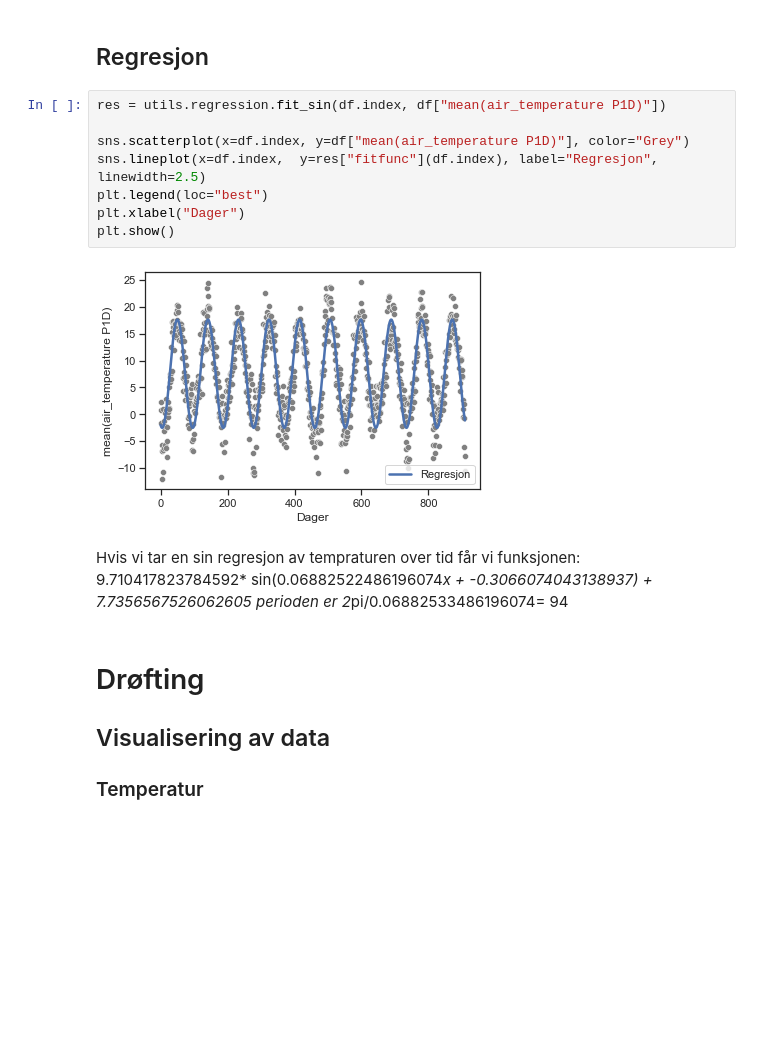
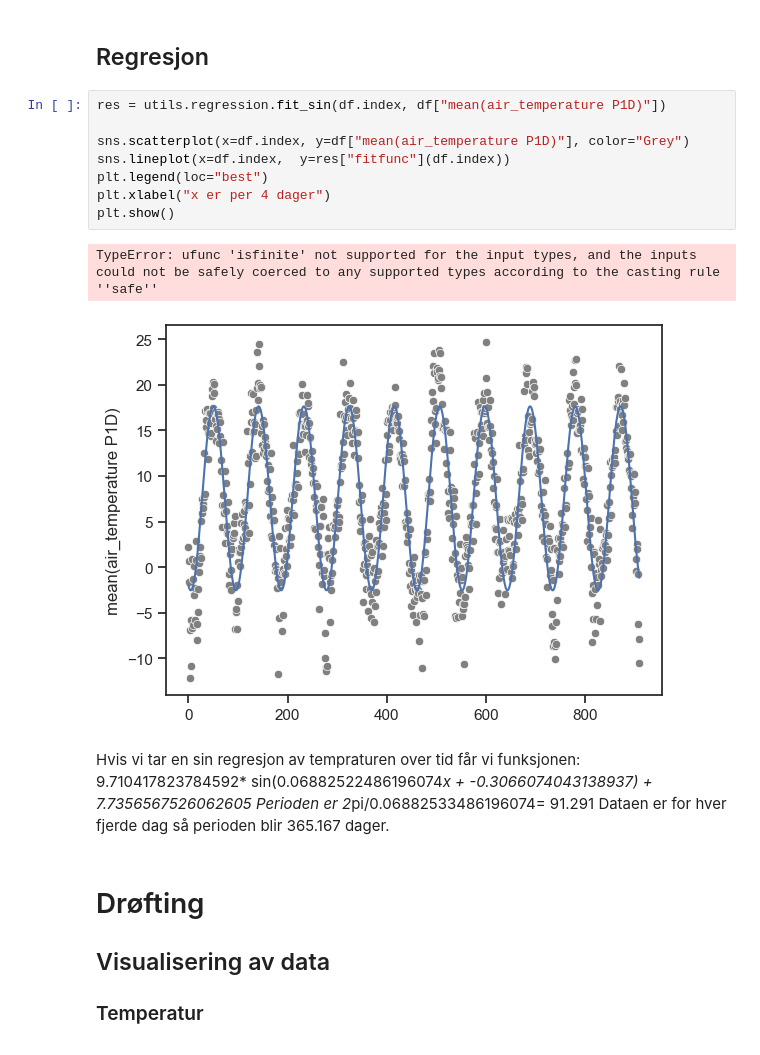
Before and after one commit to Vorckea/ProgPro1, a Jupyter notebook: ProgPro.ipynb, the cells around one changed output. Drawn from its saved outputs; the diff is of its cells as text; blank space fills up the shorter version.

Commit message:
fant perioden på sin regresjonen

```diff
--- a/ProgPro.ipynb
+++ b/ProgPro.ipynb
@@ -238,16 +234,18 @@ Text(0.5, 23.006875000000008, 'Relativ luft fuktighet i %')
 # %%
 res = utils.regression.fit_sin(df.index, df["mean(air_temperature P1D)"])
 
 sns.scatterplot(x=df.index, y=df["mean(air_temperature P1D)"], color="Grey")
-sns.lineplot(x=df.index,  y=res["fitfunc"](df.index), label="Regresjon", linewidth=2.5)
+sns.lineplot(x=df.index,  y=res["fitfunc"](df.index))
 plt.legend(loc="best")
-plt.xlabel("Dager")
+plt.xlabel("x er per 4 dager")
 plt.show()
 # %% [output]
+TypeError: ufunc 'isfinite' not supported for the input types, and the inputs could not be safely coerced to any supported types according to the casting rule ''safe''
-[figure, old version]
+[figure, new version]
 # %% [markdown]
 Hvis vi tar en sin regresjon av tempraturen over tid får vi funksjonen: 9.710417823784592* sin(0.06882522486196074*x + -0.3066074043138937) + 7.7356567526062605
-perioden er 2*pi/0.06882533486196074= 94
+Perioden er 2*pi/0.06882533486196074= 91.291
+Dataen er for hver fjerde dag så perioden blir 365.167 dager.
 # %% [markdown]
 # Drøfting
 
```
Also changed, not shown: parts of 5 cells of this notebook.
